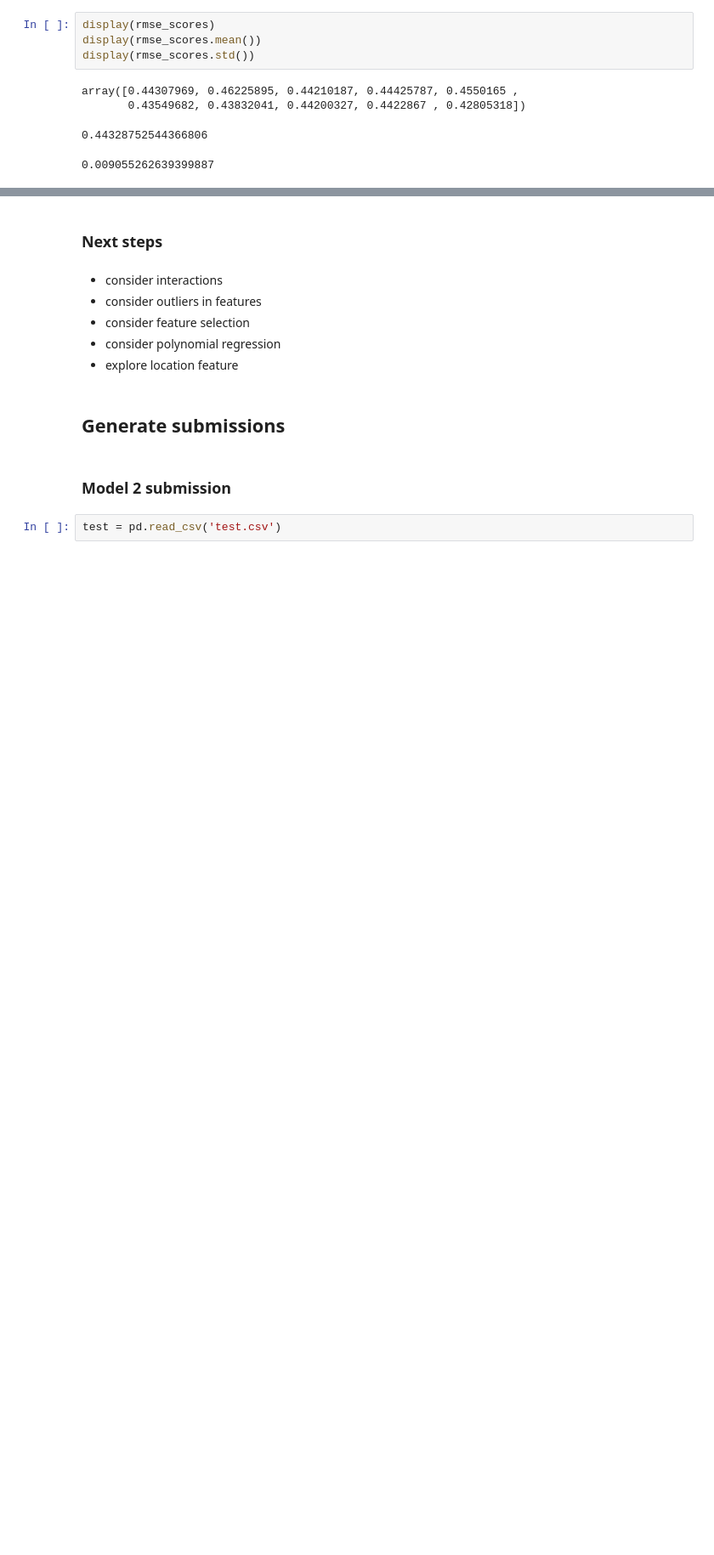
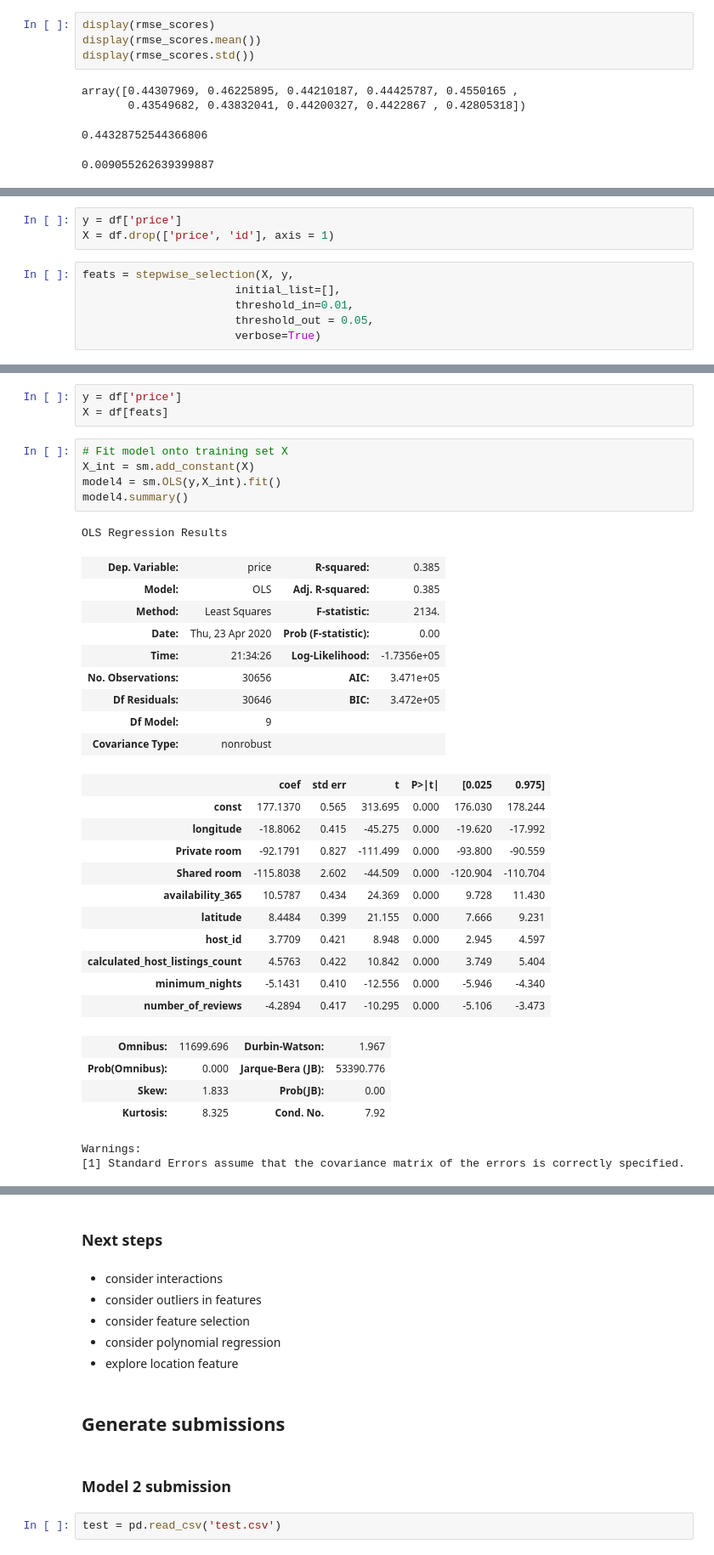
Before and after one commit to nadinezab/airbnb-kaggle-comp, a Jupyter notebook: AirBnB.ipynb, the cells around one changed output, grey strips where cells are left out. Shown at 85% size. Drawn from its saved outputs; the diff is of its cells as text; blank space fills up the shorter version.

Commit message:
Add: model 4

```diff
--- a/AirBnB.ipynb
+++ b/AirBnB.ipynb
@@ -465,0 +518,9 @@ array([0.44307969, 0.46225895, 0.44210187, 0.44425787, 0.4550165 ,
+# %%
+y = df['price']
+X = df.drop(['price', 'id'], axis = 1)
+# %%
+feats = stepwise_selection(X, y,
+                       initial_list=[],
+                       threshold_in=0.01,
+                       threshold_out = 0.05,
+                       verbose=True)
@@ -465,0 +537,36 @@ array([0.44307969, 0.46225895, 0.44210187, 0.44425787, 0.4550165 ,
+# %%
+y = df['price']
+X = df[feats]
+# %%
+# Fit model onto training set X
+X_int = sm.add_constant(X)
+model4 = sm.OLS(y,X_int).fit()
+model4.summary()
+# %% [output]
+OLS Regression Results
+| Dep. Variable: | price | R-squared: | 0.385 |
+| Model: | OLS | Adj. R-squared: | 0.385 |
+| Method: | Least Squares | F-statistic: | 2134. |
+| Date: | Thu, 23 Apr 2020 | Prob (F-statistic): | 0.00 |
+| Time: | 21:34:26 | Log-Likelihood: | -1.7356e+05 |
+| No. Observations: | 30656 | AIC: | 3.471e+05 |
+| Df Residuals: | 30646 | BIC: | 3.472e+05 |
+| Df Model: | 9 |  |  |
+| Covariance Type: | nonrobust |  |  |
+|  | coef | std err | t | P>|t| | [0.025 | 0.975] |
+| const | 177.1370 | 0.565 | 313.695 | 0.000 | 176.030 | 178.244 |
+| longitude | -18.8062 | 0.415 | -45.275 | 0.000 | -19.620 | -17.992 |
+| Private room | -92.1791 | 0.827 | -111.499 | 0.000 | -93.800 | -90.559 |
+| Shared room | -115.8038 | 2.602 | -44.509 | 0.000 | -120.904 | -110.704 |
+| availability_365 | 10.5787 | 0.434 | 24.369 | 0.000 | 9.728 | 11.430 |
+| latitude | 8.4484 | 0.399 | 21.155 | 0.000 | 7.666 | 9.231 |
+| host_id | 3.7709 | 0.421 | 8.948 | 0.000 | 2.945 | 4.597 |
+| calculated_host_listings_count | 4.5763 | 0.422 | 10.842 | 0.000 | 3.749 | 5.404 |
+| minimum_nights | -5.1431 | 0.410 | -12.556 | 0.000 | -5.946 | -4.340 |
+| number_of_reviews | -4.2894 | 0.417 | -10.295 | 0.000 | -5.106 | -3.473 |
+| Omnibus: | 11699.696 | Durbin-Watson: | 1.967 |
+| Prob(Omnibus): | 0.000 | Jarque-Bera (JB): | 53390.776 |
+| Skew: | 1.833 | Prob(JB): | 0.00 |
+| Kurtosis: | 8.325 | Cond. No. | 7.92 |
+Warnings:
+[1] Standard Errors assume that the covariance matrix of the errors is correctly specified.
```
Also changed, not shown: parts of 7 cells of this notebook.
